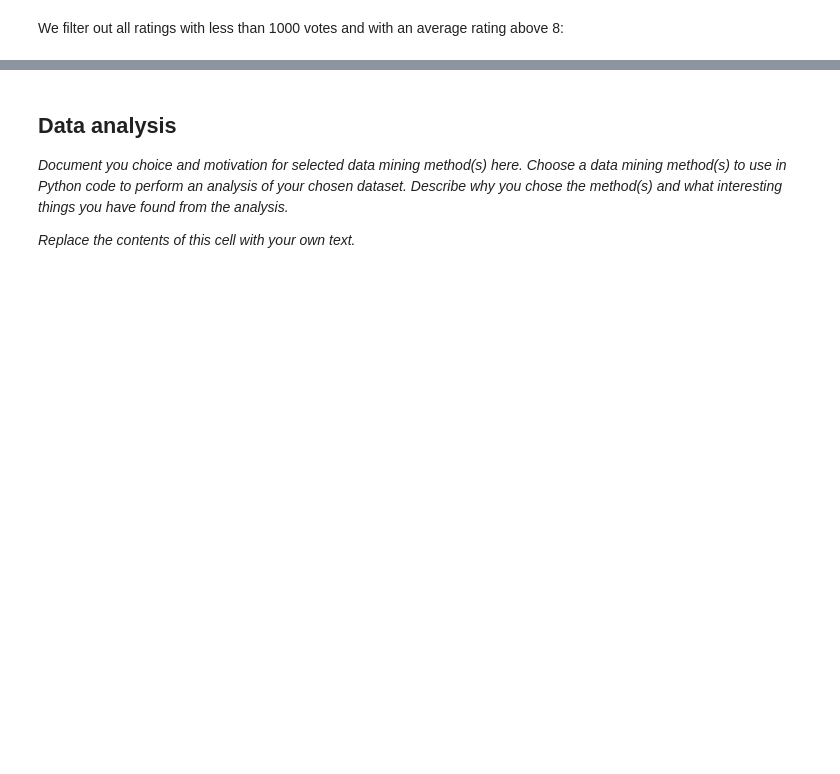
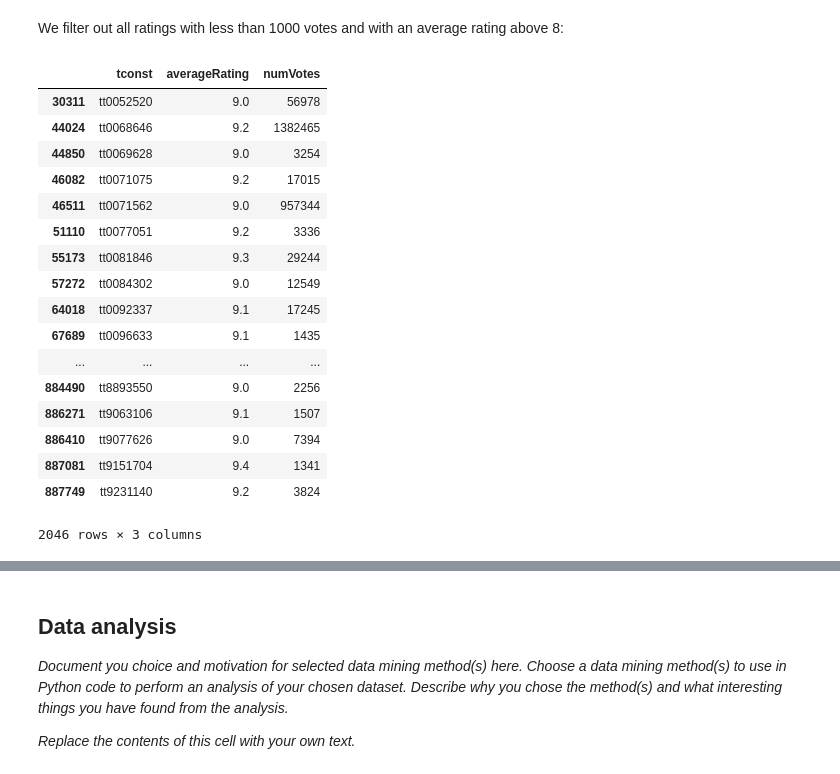
Before and after one commit to philipohlund/2IS063_project, a Jupyter notebook: Data Mining Project.ipynb, the cells around one changed output, grey strips where cells are left out. Drawn from its saved outputs; the diff is of its cells as text; code cells hidden in the pictures; blank space fills up the shorter version.

```diff
--- a/Data Mining Project.ipynb
+++ b/Data Mining Project.ipynb
@@ -72,8 +91,27 @@ title_basics_filtered
 We filter out all ratings with less than 1000 votes and with an average rating above 8:
 # %%
 title_ratings_filtered = title_ratings.loc[title_ratings['numVotes'] >= 1000]
-title_ratings_filtered = title_ratings_filtered.loc[title_ratings_filtered['averageRating'] >= 8.0]
+title_ratings_filtered = title_ratings_filtered.loc[title_ratings_filtered['averageRating'] >= 9.0]
 title_ratings_filtered
+# %% [output]
+|  | tconst | averageRating | numVotes |
+| 30311 | tt0052520 | 9.0 | 56978 |
+| 44024 | tt0068646 | 9.2 | 1382465 |
+| 44850 | tt0069628 | 9.0 | 3254 |
+| 46082 | tt0071075 | 9.2 | 17015 |
+| 46511 | tt0071562 | 9.0 | 957344 |
+| 51110 | tt0077051 | 9.2 | 3336 |
+| 55173 | tt0081846 | 9.3 | 29244 |
+| 57272 | tt0084302 | 9.0 | 12549 |
+| 64018 | tt0092337 | 9.1 | 17245 |
+| 67689 | tt0096633 | 9.1 | 1435 |
+| ... | ... | ... | ... |
+| 884490 | tt8893550 | 9.0 | 2256 |
+| 886271 | tt9063106 | 9.1 | 1507 |
+| 886410 | tt9077626 | 9.0 | 7394 |
+| 887081 | tt9151704 | 9.4 | 1341 |
+| 887749 | tt9231140 | 9.2 | 3824 |
+2046 rows × 3 columns
 # %%
 movies_ratings = pd.merge(title_basics_filtered, title_ratings_filtered, on='tconst')
 movies_ratings
```
Also changed, not shown: parts of 6 cells of this notebook.
